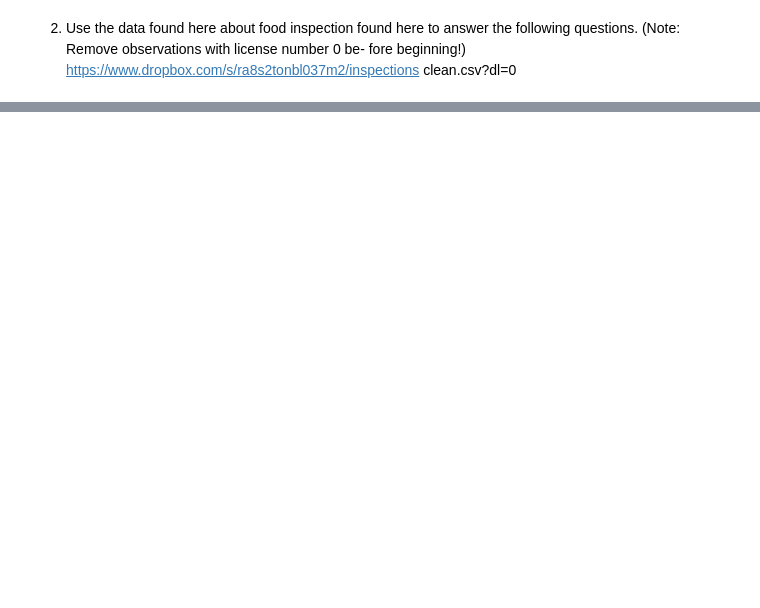
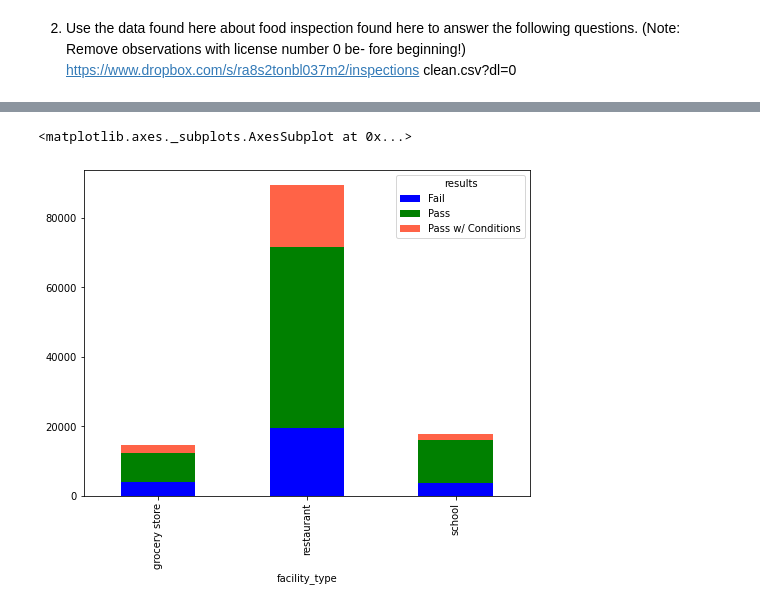
Before and after one commit to jamesqiu2021/DSCI-401-QW, a Jupyter notebook: test1_WQ.ipynb, the cells around one changed output, grey strips where cells are left out. Cells and saved outputs as stored; diff of their text form; code cells hidden in the pictures; blank space fills up the shorter version.

```diff
--- a/test1_WQ.ipynb
+++ b/test1_WQ.ipynb
@@ -146,0 +321,7 @@ FileNotFoundError: ignored
+# %%
+#filter
+bar_chart = inspection[(inspection.facility_type == 'restaurant')|(inspection.facility_type =='school')|(inspection.facility_type =='grocery store')]
+bar_chart
+#groupby
+data_plots=bar_chart.groupby(["results","facility_type"],as_index=False).agg(inspection_number=pd.NamedAgg(column ='inspection_id', aggfunc='count'))
+data_plots
@@ -146,0 +339,4 @@ FileNotFoundError: ignored
+# %%
+#pivot wider
+test_2d=pd.pivot(data_plots,index="facility_type",columns="results",values="inspection_number")
+test_2d
@@ -146,0 +349,6 @@ FileNotFoundError: ignored
+# %%
+#plots
+test_2d.plot.bar(stacked=True,color =['blue','green', 'tomato'],figsize=(8,6))
+# %% [output]
+<matplotlib.axes._subplots.AxesSubplot at 0x...>
+[figure, added]
```
Also changed, not shown: parts of 25 cells of this notebook.
